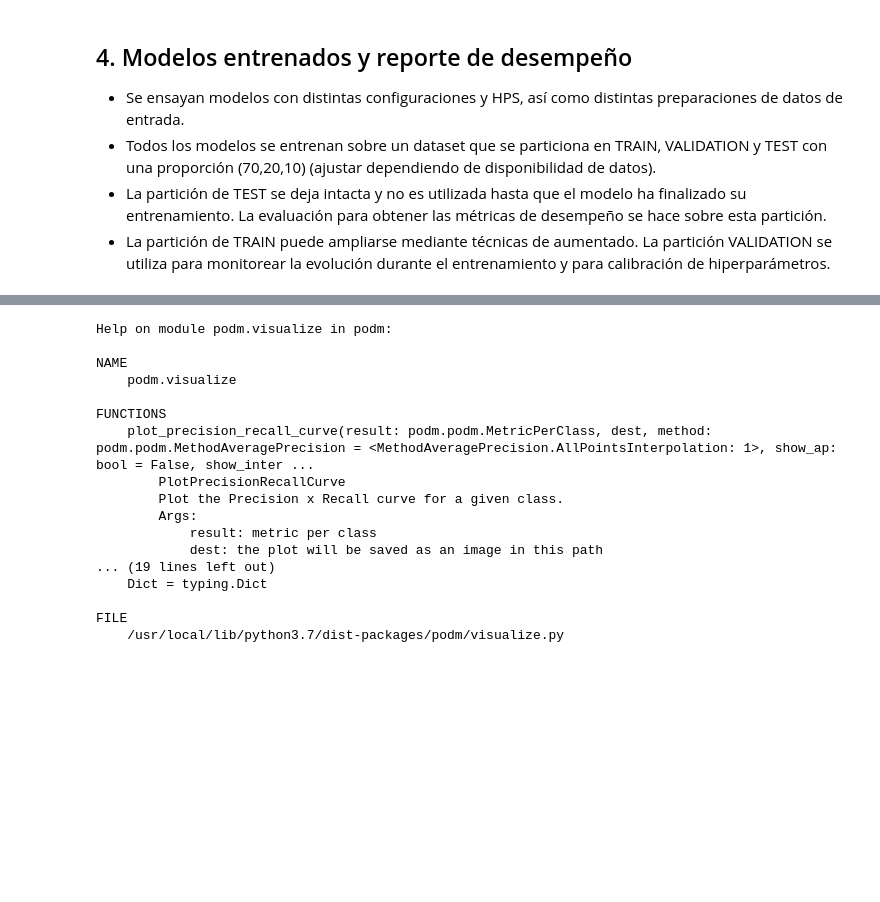
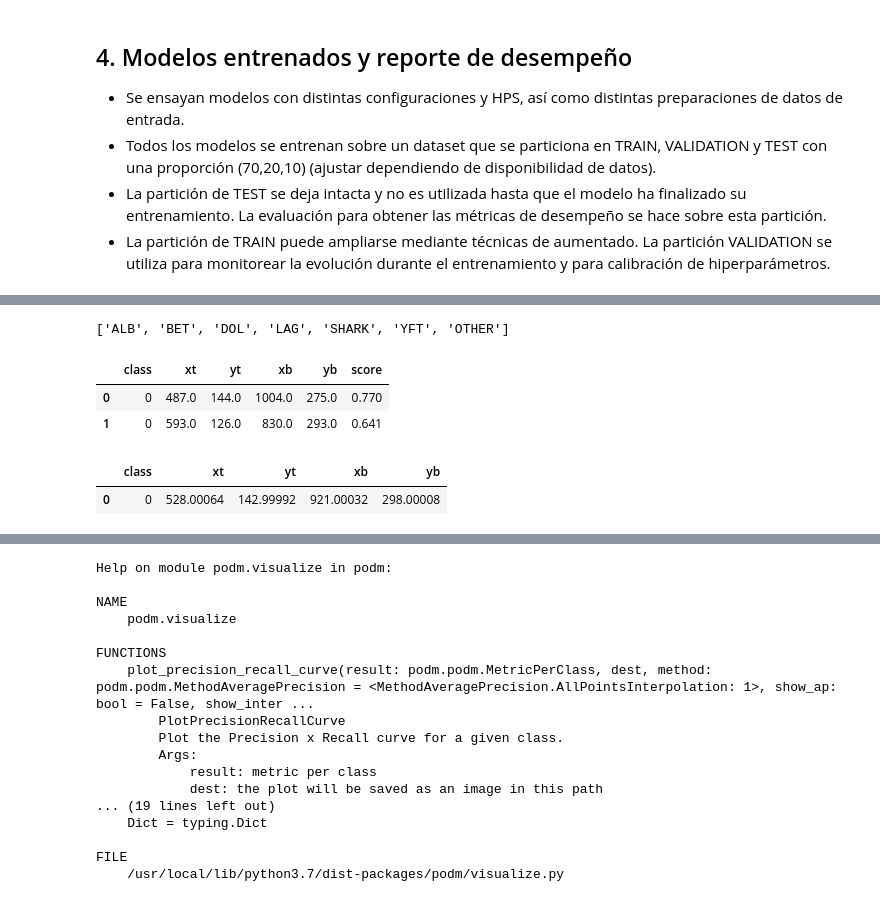
Before and after one commit to nhorro/ai-for-fisheries, a Jupyter notebook: reports/object-detector-models-report.ipynb, the cells around one changed output, grey strips where cells are left out. Cells and saved outputs as stored; diff of their text form; code cells hidden in the pictures; blank space fills up the shorter version.

```diff
--- a/reports/object-detector-models-report.ipynb
+++ b/reports/object-detector-models-report.ipynb
@@ -57,0 +171,6 @@ $$
+# %%
+with open(MODEL_CLASSES_TXT,"rt") as fp:
+    class_names = [x.rstrip("\n") for x in fp.readlines()]
+class_names
+# %% [output]
+['ALB', 'BET', 'DOL', 'LAG', 'SHARK', 'YFT', 'OTHER']
@@ -57,0 +185,69 @@ $$
+# %%
+def load_detection_results(filename,col_format="single",norm = False):
+    """ Carga los BB de una detección.
+    col_format:
+        - single si las detecciones son para una única imagen
+        - batch si las detecciones son para múltiples imagenes
+    norm: Normalizar coordenadas de bounding box.
+    """
+    col_names = ["img"] if col_format!='single' else []
+    col_names += ["class","xt","yt","xb","yb","score"]
+    df = pd.read_csv(filename,sep=" ",header=None, names = col_names )
+
+    if norm:
+        img_filename = os.path.splitext(filename)[0]+".jpg"
+        image = Image.open(img_filename)
+
+        w, h = image.size
+        df.xt = df.xt * w
+        df.yt = df.yt * h
+        df.xb = df.xt + df.xb*w
+        df.yb = df.yt + df.yb*h
+    else:
+        # (xt,yt,w,h) -> (xt,yt,xb,yb)
+        df.xb = df.xt + df.xb
+        df.yb = df.yt + df.yb
+
+    return df
+
+df_pred = load_detection_results(MODEL_RESULTS_PATH+"/test-img-pred.txt")
+df_pred
+# %% [output]
+|  | class | xt | yt | xb | yb | score |
+| 0 | 0 | 487.0 | 144.0 | 1004.0 | 275.0 | 0.770 |
+| 1 | 0 | 593.0 | 126.0 | 830.0 | 293.0 | 0.641 |
+# %%
+def load_detection_gt(filename,col_format="single",denorm=True):
+    """ Carga los BB de una detección.
+    col_format:
+        - single si las detecciones son para una única imagen
+        - batch si las detecciones son para múltiples imagenes
+    denorm:
+        denormalizar (para formato YOLO). Formato de entrada (xc,yc,w,h)
+    """
+    col_names = ["img"] if col_format!='single' else []
+    col_names += ["class","xt","yt","xb","yb"]
+    df = pd.read_csv(filename,sep=" ",header=None, names = col_names )
+
+    if denorm:
+        img_filename = os.path.splitext(filename)[0]+".jpg"
+        image = Image.open(img_filename)
+        w, h = image.size
+
+        # Bounding box width
+        bb_w = df.xb * w
+        bb_h = df.yb * h
+
+        # xc,yc,bb_w,bb_h -> (xt,yt,xb,yb)
+        df.xt = df.xt*w - bb_w/2
+        df.yt = df.yt*h - bb_h/2
+        df.xb = df.xt + bb_w
+        df.yb = df.yt + bb_h
+
+    return df
+
+df_gt = load_detection_gt(WORKSPACE_EVAL_TESTDATA_PATH+"/test-img.txt")
+df_gt
+# %% [output]
+|  | class | xt | yt | xb | yb |
+| 0 | 0 | 528.00064 | 142.99992 | 921.00032 | 298.00008 |
```
Also changed, not shown: parts of 38 cells of this notebook, 33 other files.
